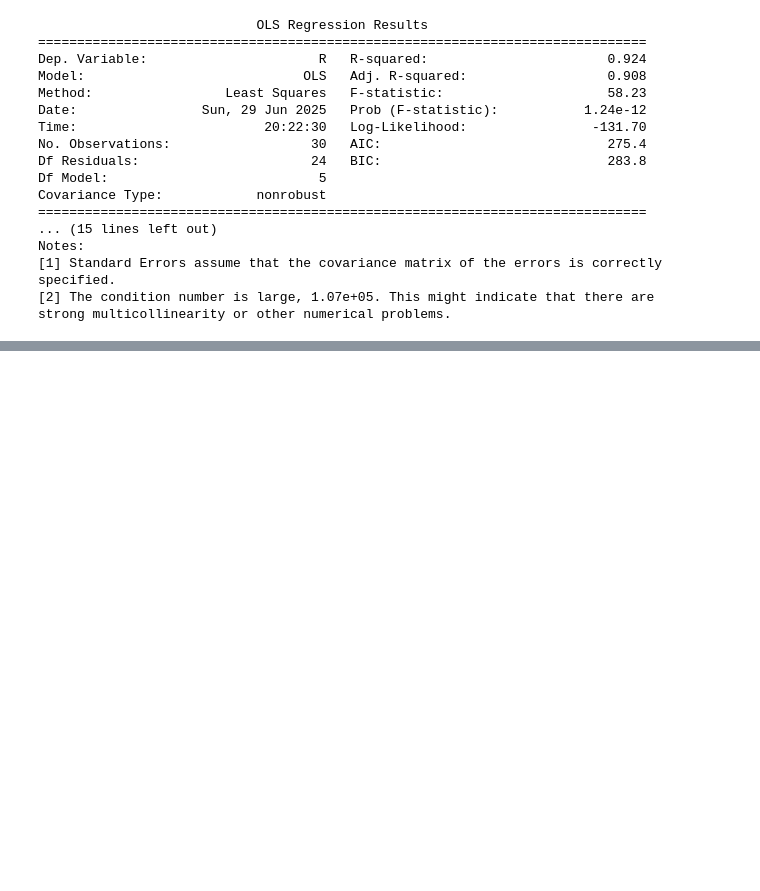
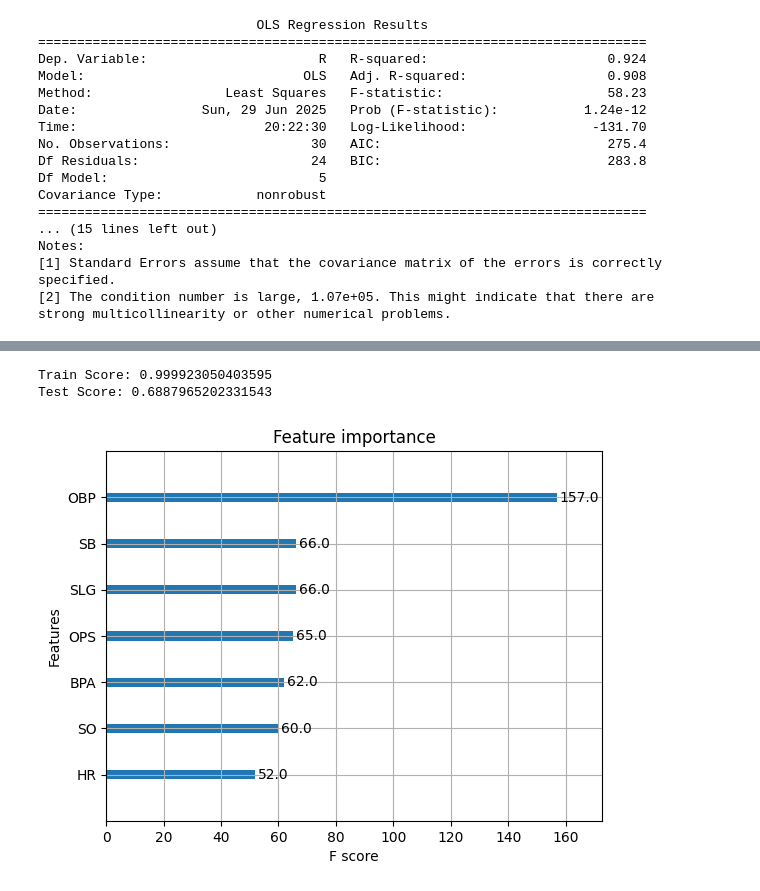
Before and after one commit to dstrick17/baseball, a Jupyter notebook: baseball.ipynb, the cells around one changed output, grey strips where cells are left out. Cells and saved outputs as stored; diff of their text form; code cells hidden in the pictures; blank space fills up the shorter version.

```diff
--- a/baseball.ipynb
+++ b/baseball.ipynb
@@ -251,0 +278,28 @@ strong multicollinearity or other numerical problems.
+# %%
+from xgboost import XGBRegressor
+
+# Your features
+features = ['OBP', 'SLG', 'OPS', 'HR', 'SO', 'SB', 'BPA']
+X = team_stats[features]
+y = team_stats['R']
+
+# Train/test split
+X_train, X_test, y_train, y_test = train_test_split(X, y, test_size=0.2, random_state=42)
+
+# XGBoost model
+xgb_model = XGBRegressor(n_estimators=100, max_depth=3, learning_rate=0.1, random_state=42)
+xgb_model.fit(X_train, y_train)
+
+# Evaluate
+print("Train Score:", xgb_model.score(X_train, y_train))
+print("Test Score:", xgb_model.score(X_test, y_test))
+
+import matplotlib.pyplot as plt
+from xgboost import plot_importance
+
+plot_importance(xgb_model)
+plt.show()
+# %% [output]
+Train Score: 0.999923050403595
+Test Score: 0.6887965202331543
+[figure, added]
```
Also changed, not shown: parts of 6 cells of this notebook.
